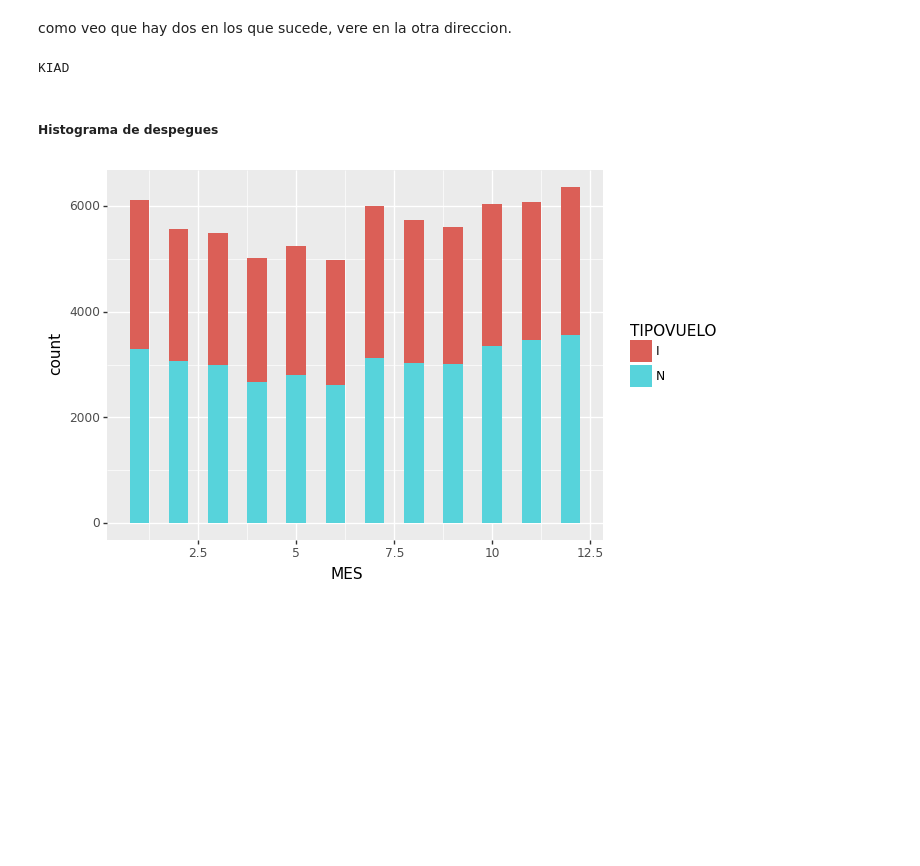
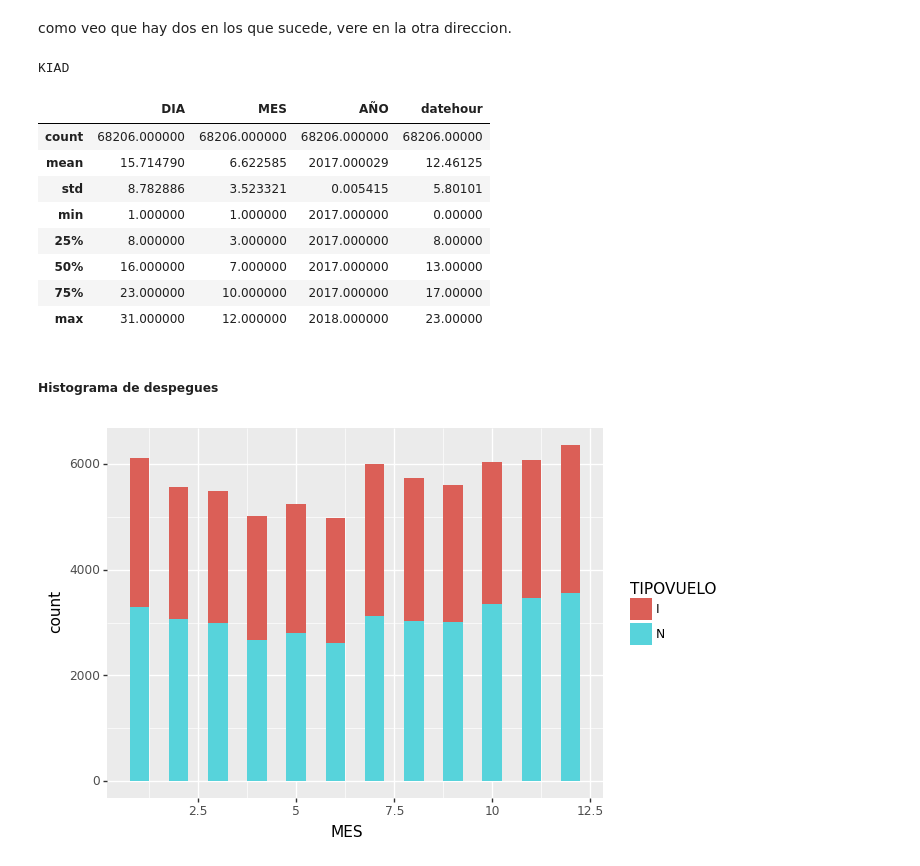
Before and after one commit to Lopport/Challenge-Data-Scientist-Matias-Lopez, a Jupyter notebook: solution.ipynb, the cells around one changed output. Saved outputs shown, nothing was run; the diff lists cells and outputs as text; code cells hidden in the pictures; blank space fills up the shorter version.

```diff
--- a/solution.ipynb
+++ b/solution.ipynb
@@ -135,6 +139,18 @@ for i in df.Des_O.unique():
         print(i)
 # %% [output]
 KIAD
+# %%
+df.describe()
+# %% [output]
+|  | DIA | MES | AÑO | datehour |
+| count | 68206.000000 | 68206.000000 | 68206.000000 | 68206.00000 |
+| mean | 15.714790 | 6.622585 | 2017.000029 | 12.46125 |
+| std | 8.782886 | 3.523321 | 0.005415 | 5.80101 |
+| min | 1.000000 | 1.000000 | 2017.000000 | 0.00000 |
+| 25% | 8.000000 | 3.000000 | 2017.000000 | 8.00000 |
+| 50% | 16.000000 | 7.000000 | 2017.000000 | 13.00000 |
+| 75% | 23.000000 | 10.000000 | 2017.000000 | 17.00000 |
+| max | 31.000000 | 12.000000 | 2018.000000 | 23.00000 |
 # %% [markdown]
 ##### Histograma de despegues
 # %%
```
Also changed, not shown: parts of 7 cells of this notebook.
